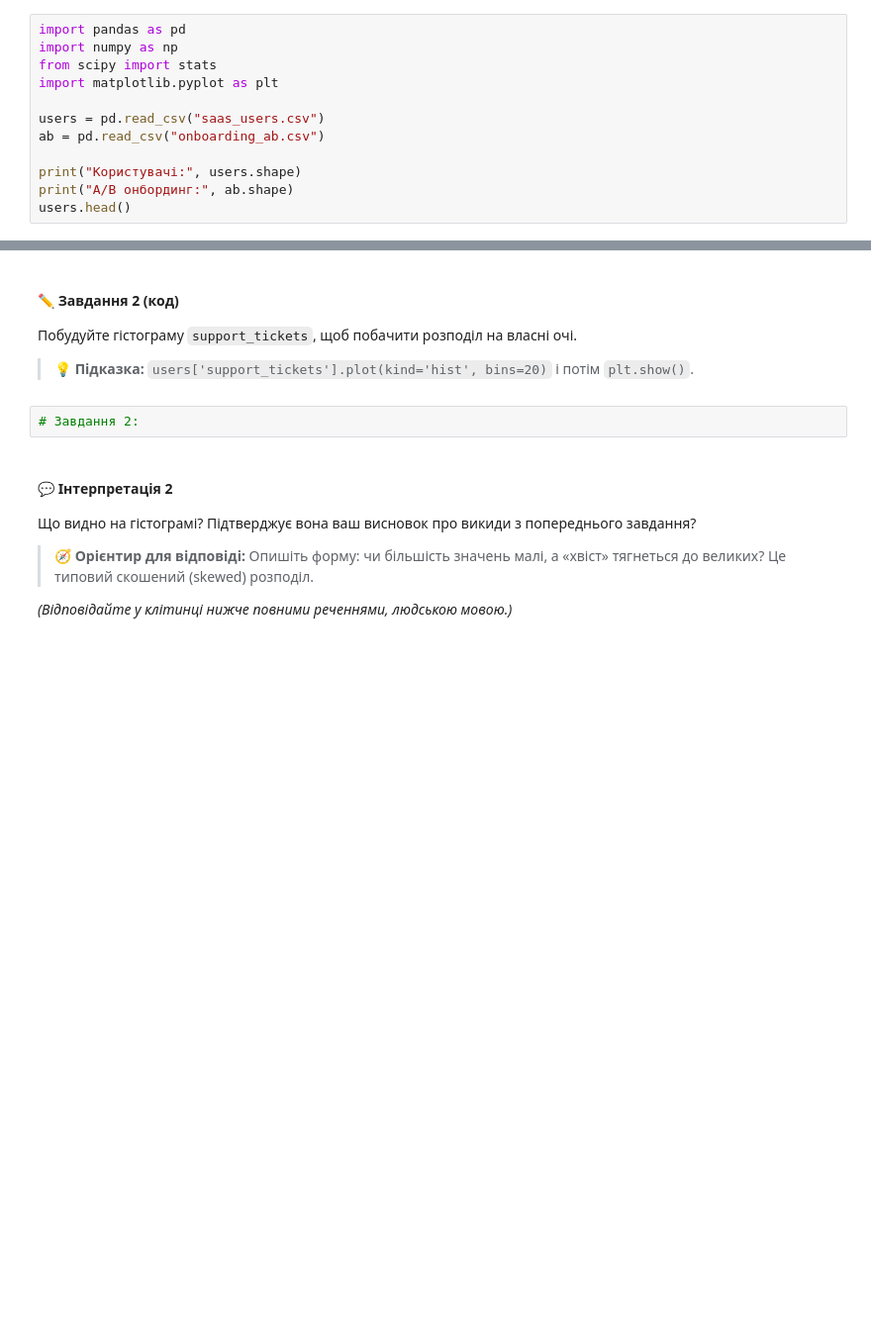
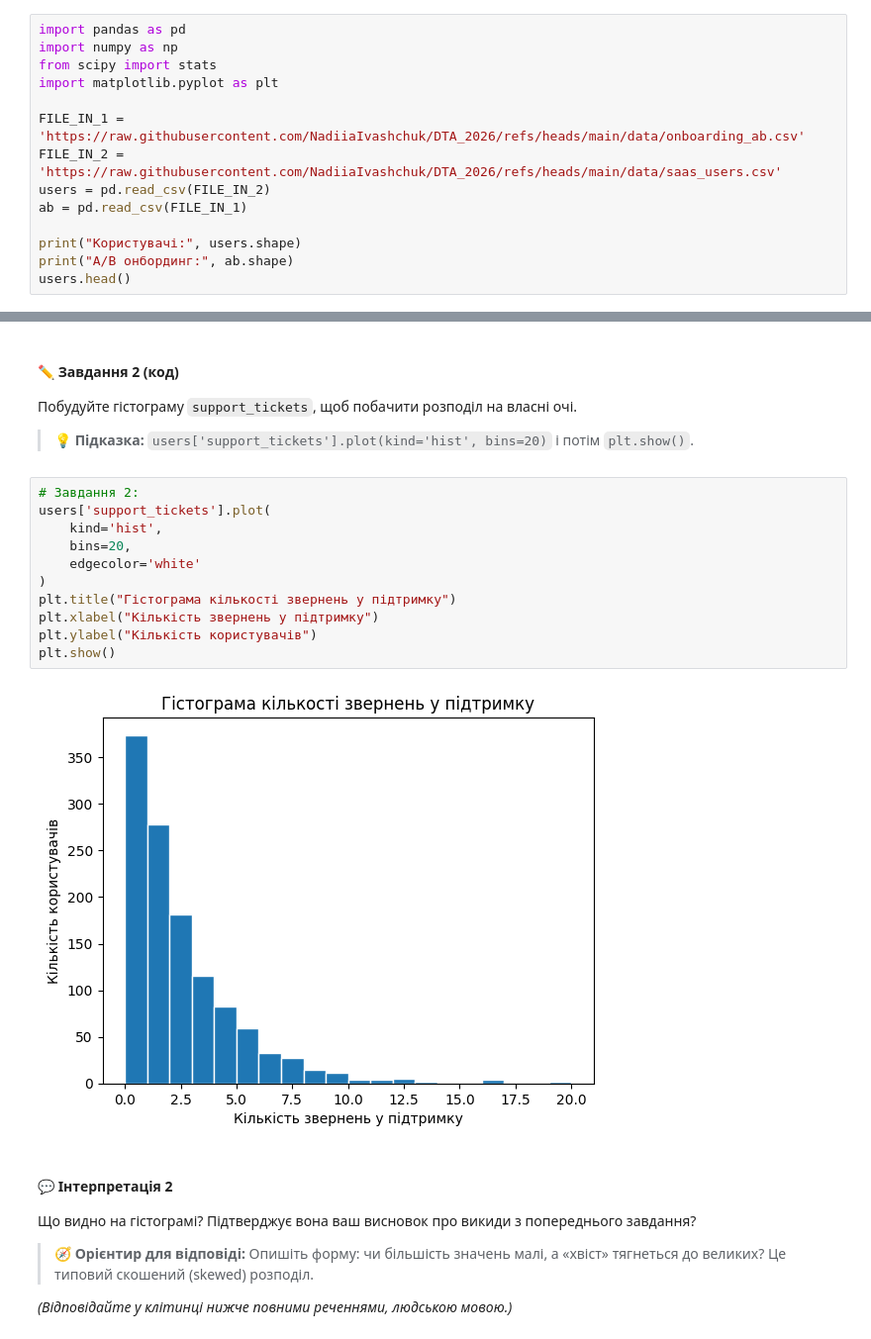
Before and after one commit to NadiiaIvashchuk/Cafe_Sales, a Jupyter notebook: practice_stat_tests_HARDER.ipynb, the cells around one changed output, grey strips where cells are left out. Shown at 99% size. Saved outputs shown, nothing was run; the diff lists cells and outputs as text; blank space fills up the shorter version.

```diff
--- a/practice_stat_tests_HARDER.ipynb
+++ b/practice_stat_tests_HARDER.ipynb
@@ -54,8 +54,10 @@ import numpy as np
 from scipy import stats
 import matplotlib.pyplot as plt
 
-users = pd.read_csv("saas_users.csv")
-ab = pd.read_csv("onboarding_ab.csv")
+FILE_IN_1 = 'https://raw.githubusercontent.com/NadiiaIvashchuk/DTA_2026/refs/heads/main/data/onboarding_ab.csv'
+FILE_IN_2 = 'https://raw.githubusercontent.com/NadiiaIvashchuk/DTA_2026/refs/heads/main/data/saas_users.csv'
+users = pd.read_csv(FILE_IN_2)
+ab = pd.read_csv(FILE_IN_1)
 
 print("Користувачі:", users.shape)
 print("A/B онбординг:", ab.shape)
@@ -92,8 +138,19 @@ users.head()
 Побудуйте гістограму `support_tickets`, щоб побачити розподіл на власні очі.
 
 > 💡 **Підказка:** `users['support_tickets'].plot(kind='hist', bins=20)` і потім `plt.show()`.
-# %%
-# Завдання 2:
+# %%
+# Завдання 2:
+users['support_tickets'].plot(
+    kind='hist',
+    bins=20,
+    edgecolor='white'
+)
+plt.title("Гістограма кількості звернень у підтримку")
+plt.xlabel("Кількість звернень у підтримку")
+plt.ylabel("Кількість користувачів")
+plt.show()
+# %% [output]
+[figure, added]
 # %% [markdown]
 #### 💬 Інтерпретація 2
 
```
Also changed, not shown: parts of 8 cells of this notebook.
